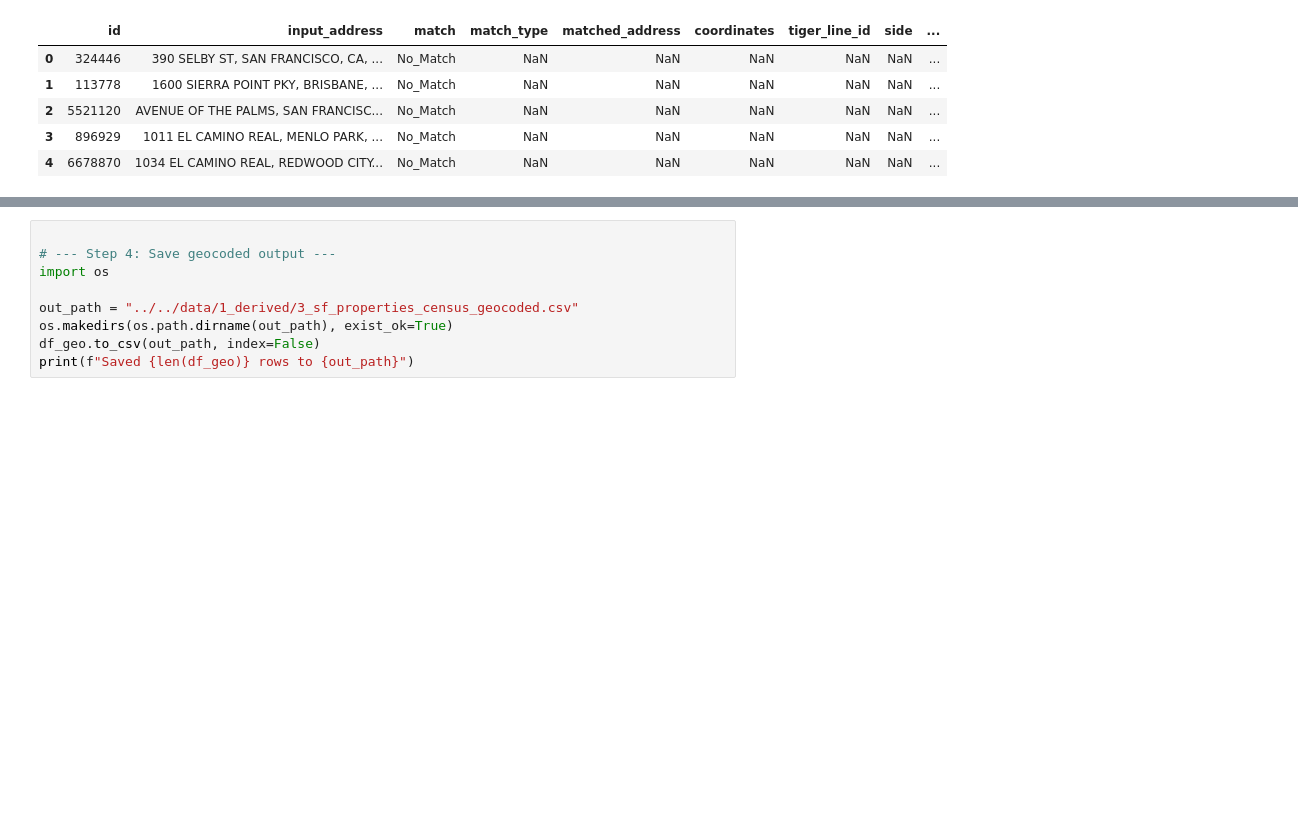
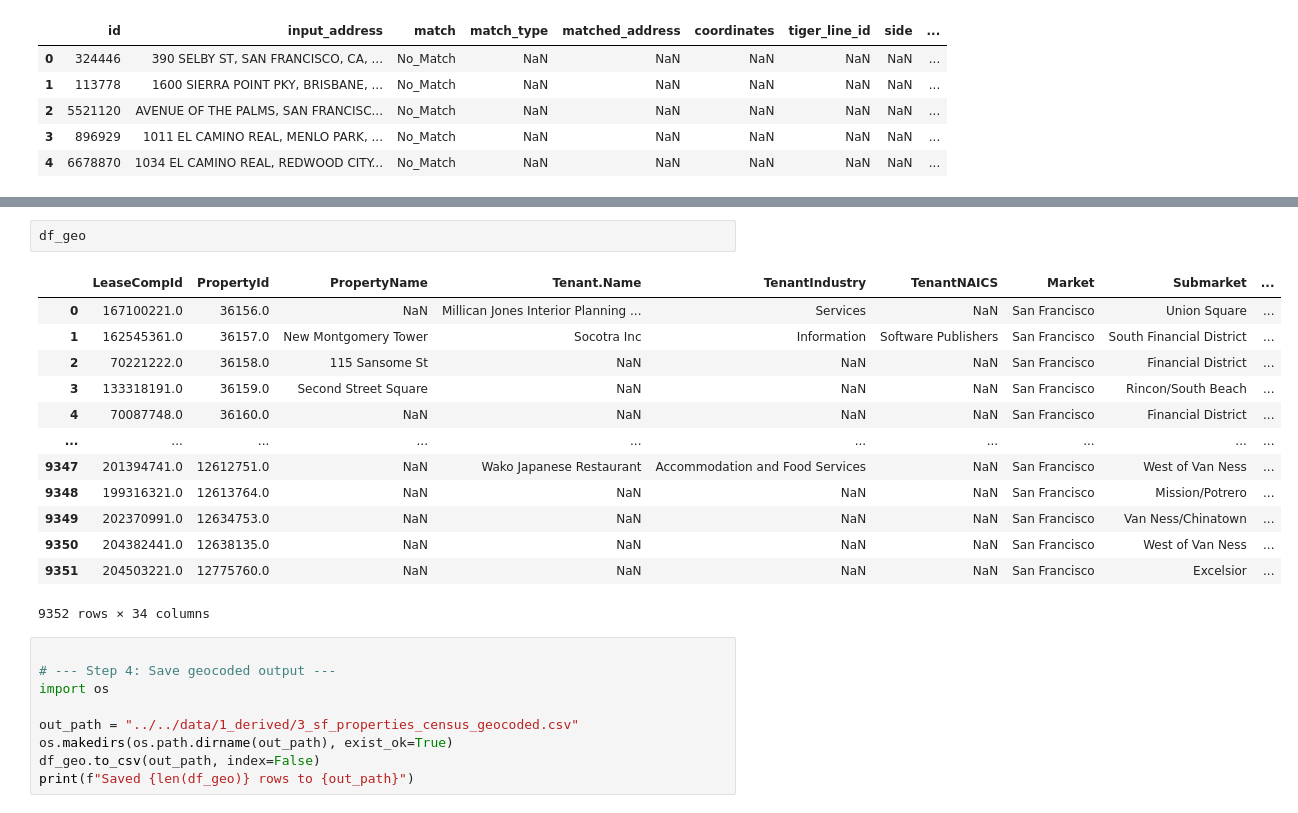
Before and after one commit to WilliamClintC/Geocoding_Office, a Jupyter notebook: source/1_derived/2_SF_Census_Geocoder.ipynb, the cells around one changed output, grey strips where cells are left out. Saved outputs shown, nothing was run; the diff lists cells and outputs as text; blank space fills up the shorter version.

```diff
--- a/source/1_derived/2_SF_Census_Geocoder.ipynb
+++ b/source/1_derived/2_SF_Census_Geocoder.ipynb
@@ -333,6 +334,22 @@ Tied:    18 / 9352
 | 7 | 36163.0 | 327 GRANT AVE, SAN FRANCISCO, CA ... | Match | 37.790124 | -122.405583 | 60750117004007.0 | NaN | ... |
 | 8 | 36164.0 | 50 MENDELL ST, SAN FRANCISCO, CA ... | Match | 37.743513 | -122.383498 | 60759809001023.0 | NaN | ... |
 | 9 | 36165.0 | 1155 MISSION ST, SAN FRANCISCO, C... | Match | 37.778224 | -122.412088 | 60750176032000.0 | NaN | ... |
+# %%
+df_geo
+# %% [output]
+|  | LeaseCompId | PropertyId | PropertyName | Tenant.Name | TenantIndustry | TenantNAICS | Market | Submarket | ... |
+| 0 | 167100221.0 | 36156.0 | NaN | Millican Jones Interior Planning ... | Services | NaN | San Francisco | Union Square | ... |
+| 1 | 162545361.0 | 36157.0 | New Montgomery Tower | Socotra Inc | Information | Software Publishers | San Francisco | South Financial District | ... |
+| 2 | 70221222.0 | 36158.0 | 115 Sansome St | NaN | NaN | NaN | San Francisco | Financial District | ... |
+| 3 | 133318191.0 | 36159.0 | Second Street Square | NaN | NaN | NaN | San Francisco | Rincon/South Beach | ... |
+| 4 | 70087748.0 | 36160.0 | NaN | NaN | NaN | NaN | San Francisco | Financial District | ... |
+| ... | ... | ... | ... | ... | ... | ... | ... | ... | ... |
+| 9347 | 201394741.0 | 12612751.0 | NaN | Wako Japanese Restaurant | Accommodation and Food Services | NaN | San Francisco | West of Van Ness | ... |
+| 9348 | 199316321.0 | 12613764.0 | NaN | NaN | NaN | NaN | San Francisco | Mission/Potrero | ... |
+| 9349 | 202370991.0 | 12634753.0 | NaN | NaN | NaN | NaN | San Francisco | Van Ness/Chinatown | ... |
+| 9350 | 204382441.0 | 12638135.0 | NaN | NaN | NaN | NaN | San Francisco | West of Van Ness | ... |
+| 9351 | 204503221.0 | 12775760.0 | NaN | NaN | NaN | NaN | San Francisco | Excelsior | ... |
+9352 rows × 34 columns
 # %%
 
 # --- Step 4: Save geocoded output ---
```
Also changed, not shown: parts of 2 cells of this notebook, 50 other files.
